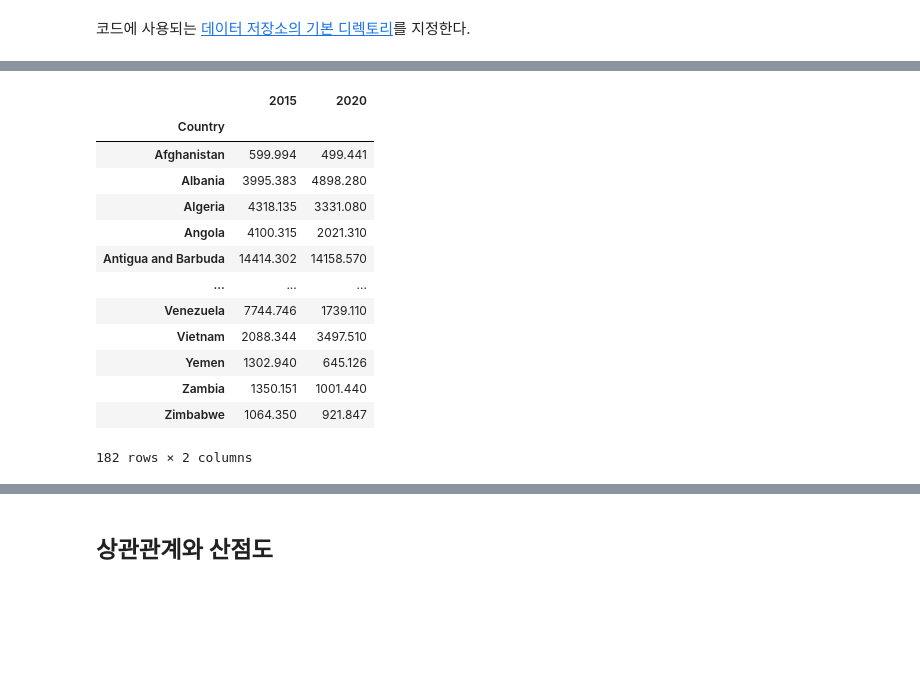
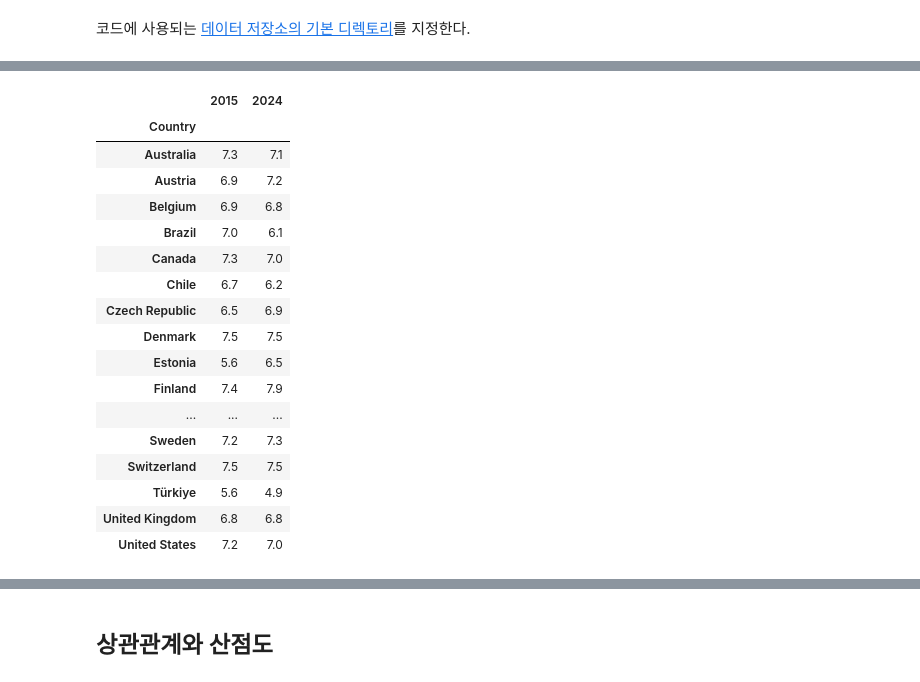
Before and after one commit to codingalzi/code-workout-datasci, a Jupyter notebook: linear_correlation.ipynb, the cells around one changed output, grey strips where cells are left out. Saved outputs shown, nothing was run; the diff lists cells and outputs as text; code cells hidden in the pictures; blank space fills up the shorter version.

```diff
--- a/linear_correlation.ipynb
+++ b/linear_correlation.ipynb
@@ -48,19 +68,23 @@ data_url = 'https://raw.githubusercontent.com/codingalzi/statsRev/refs/heads/mas
 # %%
-gdpPerCapita_2015_2020 = pd.read_csv(data_url + "gdpPerCapita_2015_2020.csv", index_col='Country')
-gdpPerCapita_2015_2020
+life_satisfaction = pd.read_csv(data_url + "life_satisfaction_2015_2024.csv", index_col='Country')
+life_satisfaction
 # %% [output]
-|  | 2015 | 2020 |
+|  | 2015 | 2024 |
 | Country |  |  |
-| Afghanistan | 599.994 | 499.441 |
-| Albania | 3995.383 | 4898.280 |
-| Algeria | 4318.135 | 3331.080 |
-| Angola | 4100.315 | 2021.310 |
-| Antigua and Barbuda | 14414.302 | 14158.570 |
+| Australia | 7.3 | 7.1 |
+| Austria | 6.9 | 7.2 |
+| Belgium | 6.9 | 6.8 |
+| Brazil | 7.0 | 6.1 |
+| Canada | 7.3 | 7.0 |
+| Chile | 6.7 | 6.2 |
+| Czech Republic | 6.5 | 6.9 |
+| Denmark | 7.5 | 7.5 |
+| Estonia | 5.6 | 6.5 |
+| Finland | 7.4 | 7.9 |
 | ... | ... | ... |
-| Venezuela | 7744.746 | 1739.110 |
-| Vietnam | 2088.344 | 3497.510 |
-| Yemen | 1302.940 | 645.126 |
-| Zambia | 1350.151 | 1001.440 |
-| Zimbabwe | 1064.350 | 921.847 |
+| Sweden | 7.2 | 7.3 |
+| Switzerland | 7.5 | 7.5 |
+| Türkiye | 5.6 | 4.9 |
+| United Kingdom | 6.8 | 6.8 |
+| United States | 7.2 | 7.0 |
-182 rows × 2 columns
 # %% [markdown]
```
Also changed, not shown: parts of 25 cells of this notebook, 3 other files.
